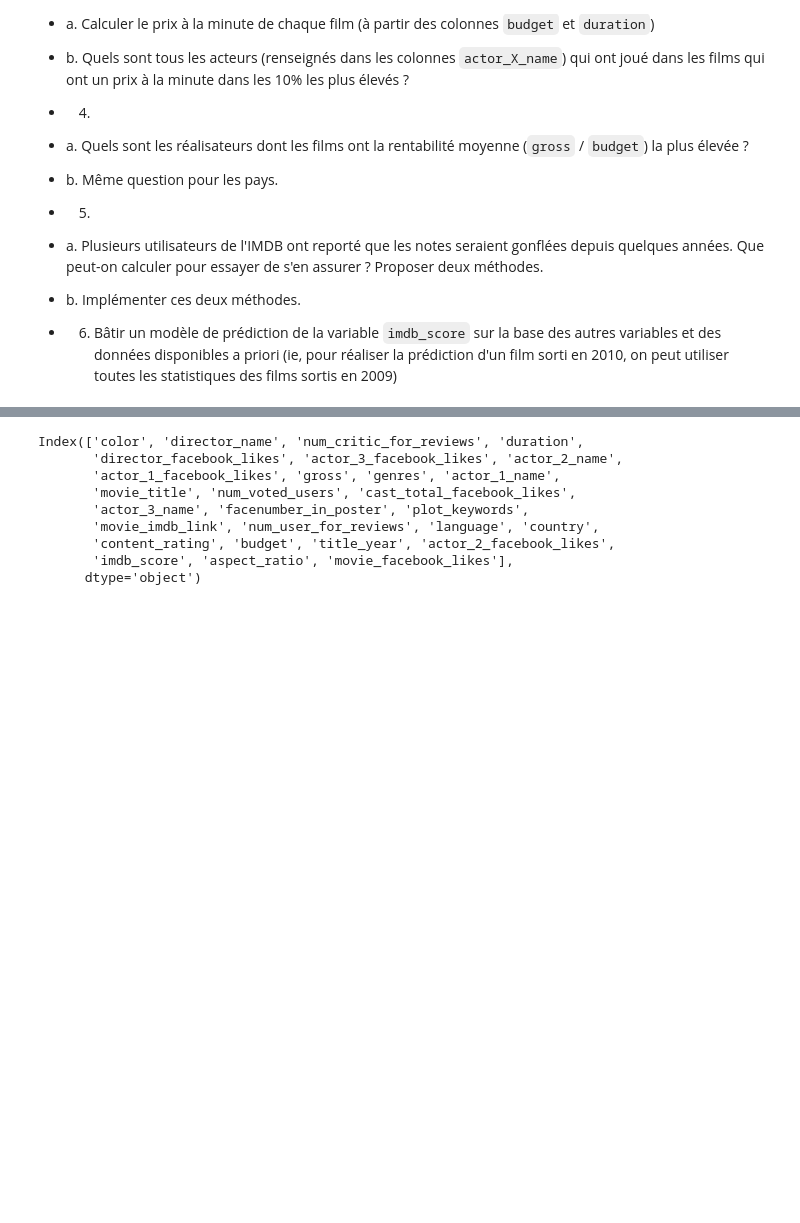
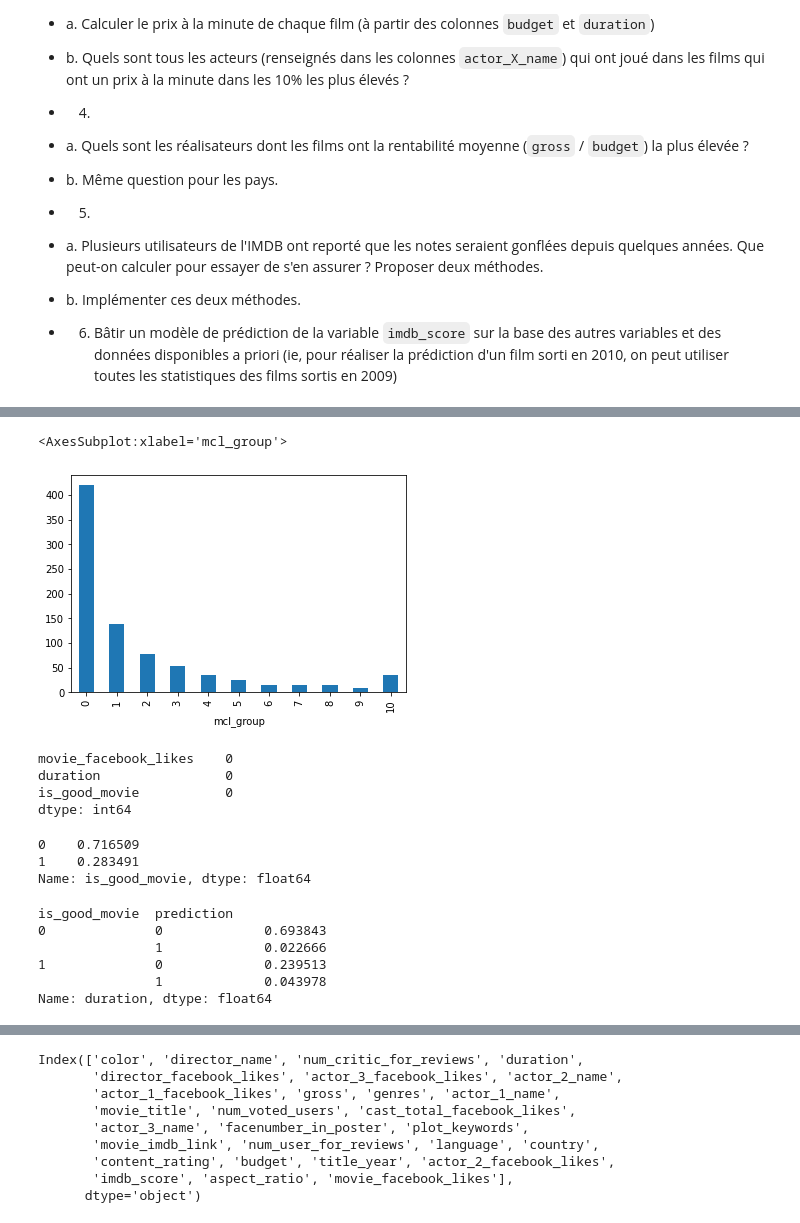
Before and after one commit to Selimmmm/data-science-1-public, a Jupyter notebook: tps/exercice_3.ipynb, the cells around one changed output, grey strips where cells are left out. Saved outputs shown, nothing was run; the diff lists cells and outputs as text; code cells hidden in the pictures; blank space fills up the shorter version.

```diff
--- a/tps/exercice_3.ipynb
+++ b/tps/exercice_3.ipynb
@@ -64,0 +175,13 @@ for director in directors_more_movies[20:40]:
+# %%
+df.groupby('mcl_group').is_good_movie.sum().plot.bar()
+# %% [output]
+<AxesSubplot:xlabel='mcl_group'>
+[figure, added]
+# %%
+df = df[['movie_facebook_likes', "duration", "is_good_movie"]]
+df.isnull().sum()
+# %% [output]
+movie_facebook_likes    0
+duration                0
+is_good_movie           0
+dtype: int64
@@ -64,0 +195,17 @@ for director in directors_more_movies[20:40]:
+# %%
+df.is_good_movie.value_counts() / len(df)
+# %% [output]
+0    0.716509
+1    0.283491
+Name: is_good_movie, dtype: float64
+# %%
+df["is_good_movie"] = df["is_good_movie"].astype(int)
+df["prediction"] = predictions
+df.groupby(["is_good_movie", "prediction"])["duration"].count() / len(df)
+# %% [output]
+is_good_movie  prediction
+0              0             0.693843
+               1             0.022666
+1              0             0.239513
+               1             0.043978
+Name: duration, dtype: float64
```
Also changed, not shown: parts of 12 cells of this notebook.
